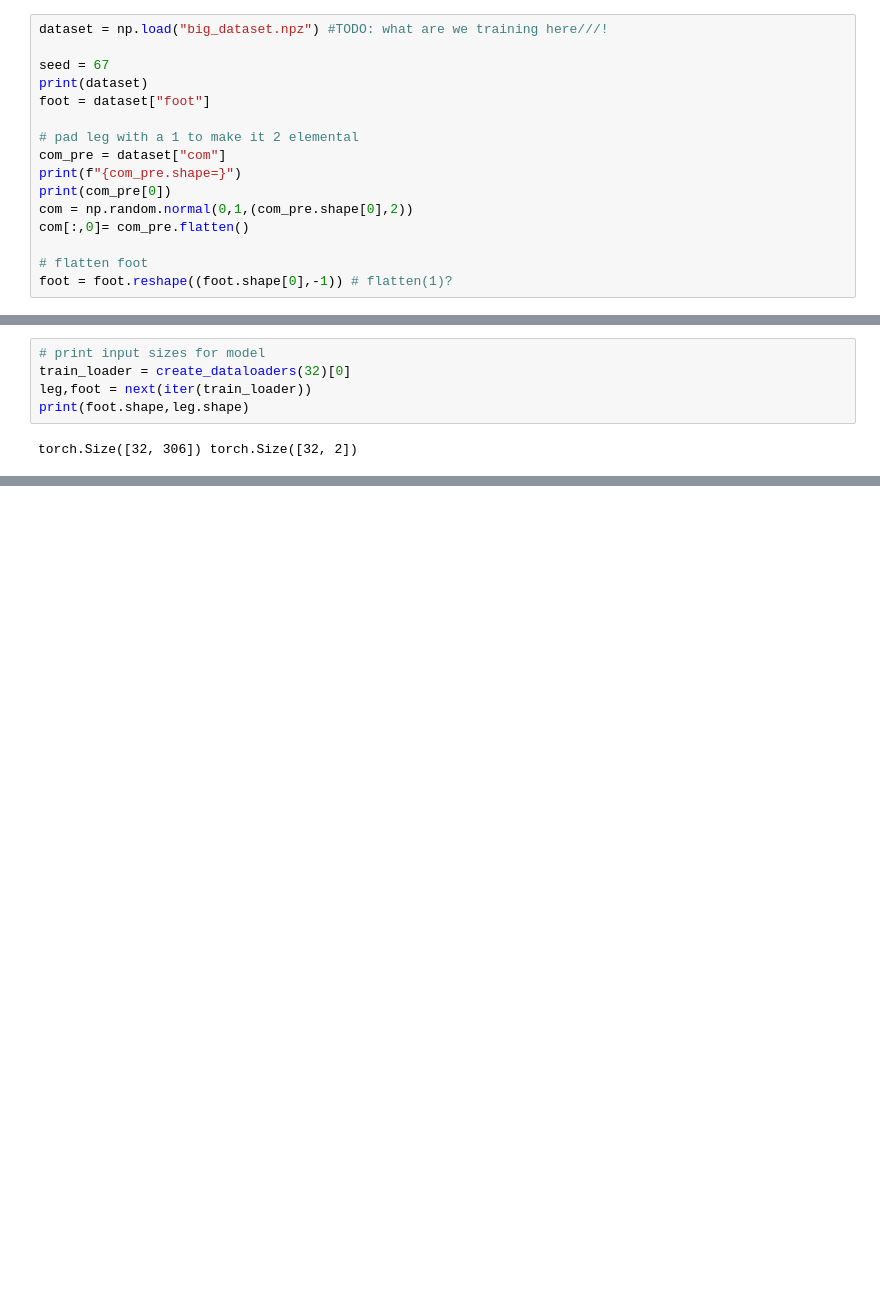
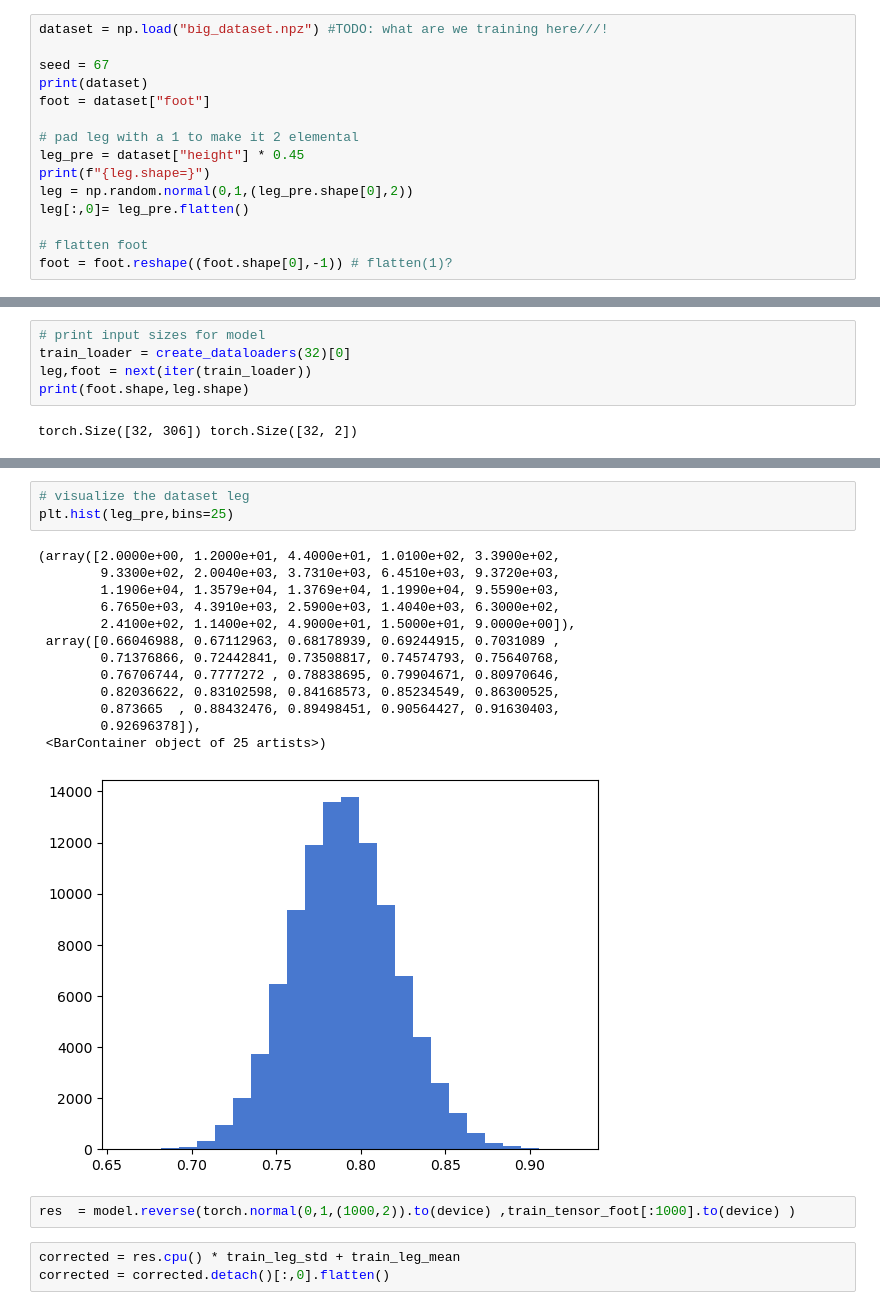
Before and after one commit to laurasaizz/SBI_walking, a Jupyter notebook: model.ipynb, the cells around one changed output, grey strips where cells are left out. Saved outputs shown, nothing was run; the diff lists cells and outputs as text; blank space fills up the shorter version.

```diff
--- a/model.ipynb
+++ b/model.ipynb
@@ -42,11 +42,10 @@ print(dataset)
 foot = dataset["foot"]
 
 # pad leg with a 1 to make it 2 elemental
-com_pre = dataset["com"]
-print(f"{com_pre.shape=}")
-print(com_pre[0])
-com = np.random.normal(0,1,(com_pre.shape[0],2))
-com[:,0]= com_pre.flatten()
+leg_pre = dataset["height"] * 0.45
+print(f"{leg.shape=}")
+leg = np.random.normal(0,1,(leg_pre.shape[0],2))
+leg[:,0]= leg_pre.flatten()
 
 # flatten foot
 foot = foot.reshape((foot.shape[0],-1)) # flatten(1)?
@@ -428,0 +432,22 @@ Test Set: latent.std(0)=tensor([1.3209, 1.1273])
+# %%
+# visualize the dataset leg
+plt.hist(leg_pre,bins=25)
+# %% [output]
+(array([2.0000e+00, 1.2000e+01, 4.4000e+01, 1.0100e+02, 3.3900e+02,
+        9.3300e+02, 2.0040e+03, 3.7310e+03, 6.4510e+03, 9.3720e+03,
+        1.1906e+04, 1.3579e+04, 1.3769e+04, 1.1990e+04, 9.5590e+03,
+        6.7650e+03, 4.3910e+03, 2.5900e+03, 1.4040e+03, 6.3000e+02,
+        2.4100e+02, 1.1400e+02, 4.9000e+01, 1.5000e+01, 9.0000e+00]),
+ array([0.66046988, 0.67112963, 0.68178939, 0.69244915, 0.7031089 ,
+        0.71376866, 0.72442841, 0.73508817, 0.74574793, 0.75640768,
+        0.76706744, 0.7777272 , 0.78838695, 0.79904671, 0.80970646,
+        0.82036622, 0.83102598, 0.84168573, 0.85234549, 0.86300525,
+        0.873665  , 0.88432476, 0.89498451, 0.90564427, 0.91630403,
+        0.92696378]),
+ <BarContainer object of 25 artists>)
+[figure, added]
+# %%
+res  = model.reverse(torch.normal(0,1,(1000,2)).to(device) ,train_tensor_foot[:1000].to(device) )
+# %%
+corrected = res.cpu() * train_leg_std + train_leg_mean
+corrected = corrected.detach()[:,0].flatten()
```
Also changed, not shown: parts of 15 cells of this notebook, 3 other files.
